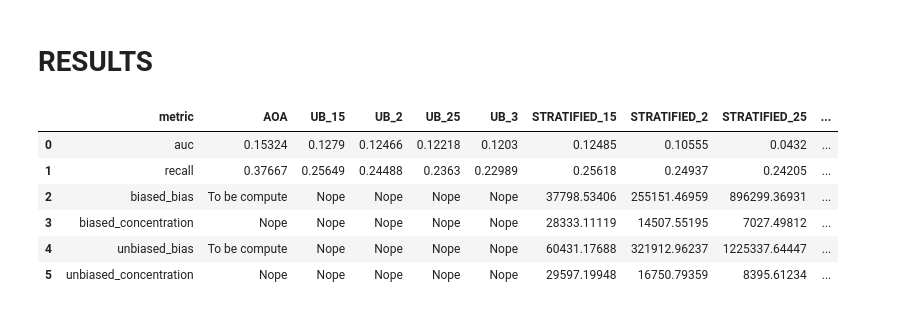
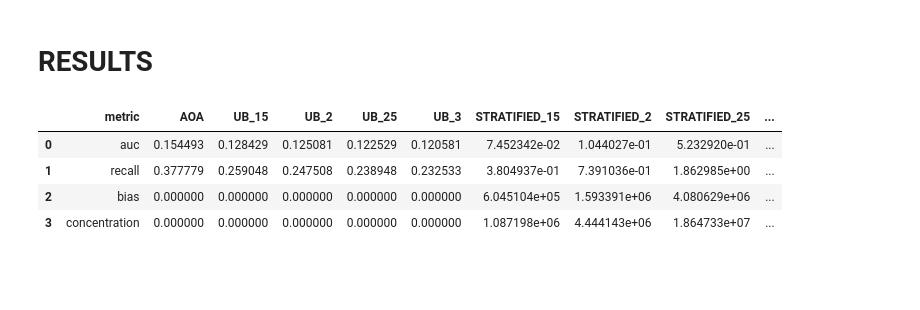
Before and after one commit to peetceenatoo/my-first-research-project, a Jupyter notebook: Implementation/yahoo_ymusic_v1/Analysis.ipynb, the cells around one changed output. Drawn from its saved outputs; the diff is of its cells as text; code cells hidden in the pictures; blank space fills up the shorter version.

```diff
--- a/Implementation/yahoo_ymusic_v1/Analysis.ipynb
+++ b/Implementation/yahoo_ymusic_v1/Analysis.ipynb
@@ -857,2 +349,7 @@ biased_results["STRATIFIED_3"] = stratified(OUTPUT_PREFIX+"-test-pos-biased_eval
+# %%
+for gamma in GAMMAS:
+    key = "STRATIFIED_" + str(gamma).replace(".","")
+    unbiased_results[key] = stratified(OUTPUT_PREFIX+"-test-pos-unbiased_evaluate_partial.pickle", OUTPUT_PREFIX+"-test-neg-unbiased_evaluate_partial.pickle", output_name+"training_arr.npy", propensities[gamma], K=1, partition=best_partition)
+    biased_results[key] = stratified(OUTPUT_PREFIX+"-test-pos-biased_evaluate_partial.pickle", OUTPUT_PREFIX+"-test-neg-biased_evaluate_partial.pickle", output_name+"training_arr.npy", propensities[gamma], K=30, partition=best_partition)
 # %% [markdown]
 This version uses the linspace of items instead of linspace of propensities to make the partition.
@@ -871,2 +356,18 @@ biased_results["STRATIFIED_v2_3"] = stratified_2(OUTPUT_PREFIX+"-test-pos-biased
+# %%
+for gamma in GAMMAS:
+    key = "STRATIFIED_v2_" + str(gamma).replace(".","")
+    unbiased_results[key] = stratified_2(OUTPUT_PREFIX+"-test-pos-unbiased_evaluate_partial.pickle", OUTPUT_PREFIX+"-test-neg-unbiased_evaluate_partial.pickle", output_name+"training_arr.npy", propensities[gamma], K=1, partition=best_partition)
+    biased_results[key] = stratified_2(OUTPUT_PREFIX+"-test-pos-biased_evaluate_partial.pickle", OUTPUT_PREFIX+"-test-neg-biased_evaluate_partial.pickle", output_name+"training_arr.npy", propensities[gamma], K=30, partition=best_partition)
 # %% [markdown]
 Prepare table for results.
+# %%
+rows = 0
+columns = len(biased_results.keys())
+
+for key in biased_results.keys():
+    rows = max(rows, len(biased_results[key].keys()))
+
+for key in unbiased_results.keys():
+    rows = max(rows, len(biased_results[key].keys()))
+
+rows, columns
@@ -921,13 +387,27 @@ mae_df.insert(0, "metric", metric_values)
+# %%
+# For each row
+for i in range(len(list_biased_res)):
+    key = list_biased_res[i]
+
+    # For each column
+    for j in range(len(list(biased_results[key].keys()))):
+        key_2 = list(biased_results[key].keys())[j]
+
+        # Compute MAE
+        results_array[j][i] = abs(biased_results[key][key_2] - unbiased_results[key][key_2])
+
+# Make it a DataFrame
+mae_df = pd.DataFrame(columns=list(biased_results.keys()), data=results_array)
+metric_values = list(biased_results[list(biased_results.keys())[0]].keys())
+mae_df.insert(0, "metric", metric_values)
 # %% [markdown]
 # **RESULTS**
 # %%
 # Visualize
-mae_df.head(10)
+mae_df.head()
 # %% [output]
 |  | metric | AOA | UB_15 | UB_2 | UB_25 | UB_3 | STRATIFIED_15 | STRATIFIED_2 | STRATIFIED_25 | ... |
-| 0 | auc | 0.15324 | 0.1279 | 0.12466 | 0.12218 | 0.1203 | 0.12485 | 0.10555 | 0.0432 | ... |
-| 1 | recall | 0.37667 | 0.25649 | 0.24488 | 0.2363 | 0.22989 | 0.25618 | 0.24937 | 0.24205 | ... |
-| 2 | biased_bias | To be compute | Nope | Nope | Nope | Nope | 37798.53406 | 255151.46959 | 896299.36931 | ... |
-| 3 | biased_concentration | Nope | Nope | Nope | Nope | Nope | 28333.11119 | 14507.55195 | 7027.49812 | ... |
-| 4 | unbiased_bias | To be compute | Nope | Nope | Nope | Nope | 60431.17688 | 321912.96237 | 1225337.64447 | ... |
-| 5 | unbiased_concentration | Nope | Nope | Nope | Nope | Nope | 29597.19948 | 16750.79359 | 8395.61234 | ... |
+| 0 | auc | 0.154493 | 0.128429 | 0.125081 | 0.122529 | 0.120581 | 7.452342e-02 | 1.044027e-01 | 5.232920e-01 | ... |
+| 1 | recall | 0.377779 | 0.259048 | 0.247508 | 0.238948 | 0.232533 | 3.804937e-01 | 7.391036e-01 | 1.862985e+00 | ... |
+| 2 | bias | 0.000000 | 0.000000 | 0.000000 | 0.000000 | 0.000000 | 6.045104e+05 | 1.593391e+06 | 4.080629e+06 | ... |
+| 3 | concentration | 0.000000 | 0.000000 | 0.000000 | 0.000000 | 0.000000 | 1.087198e+06 | 4.444143e+06 | 1.864733e+07 | ... |
```
Also changed, not shown: parts of 30 cells of this notebook.
